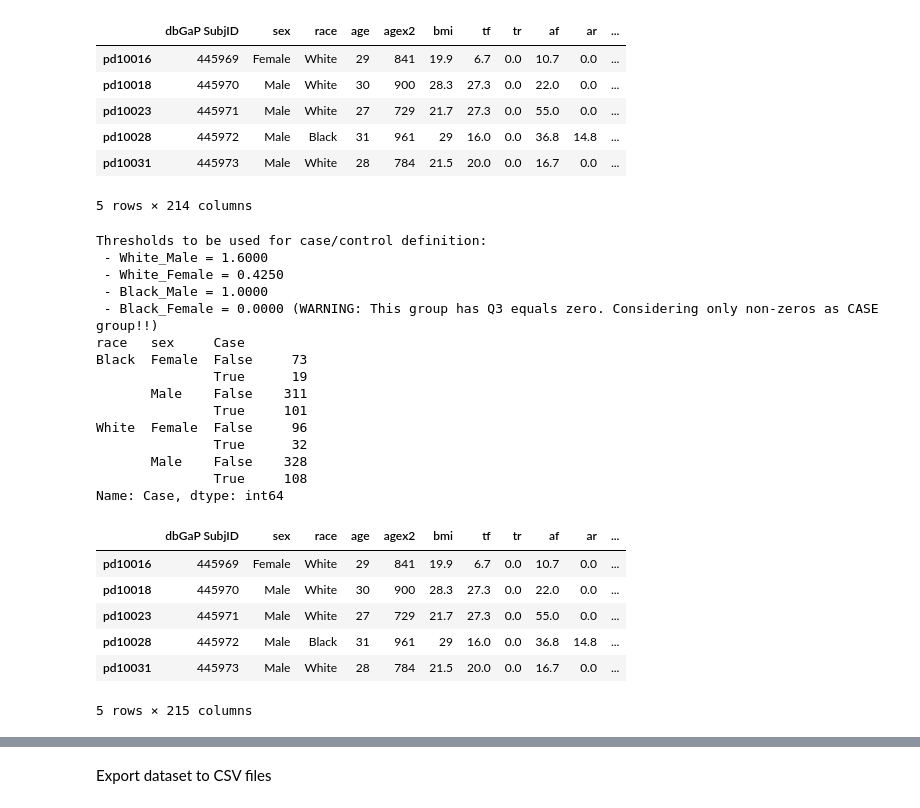
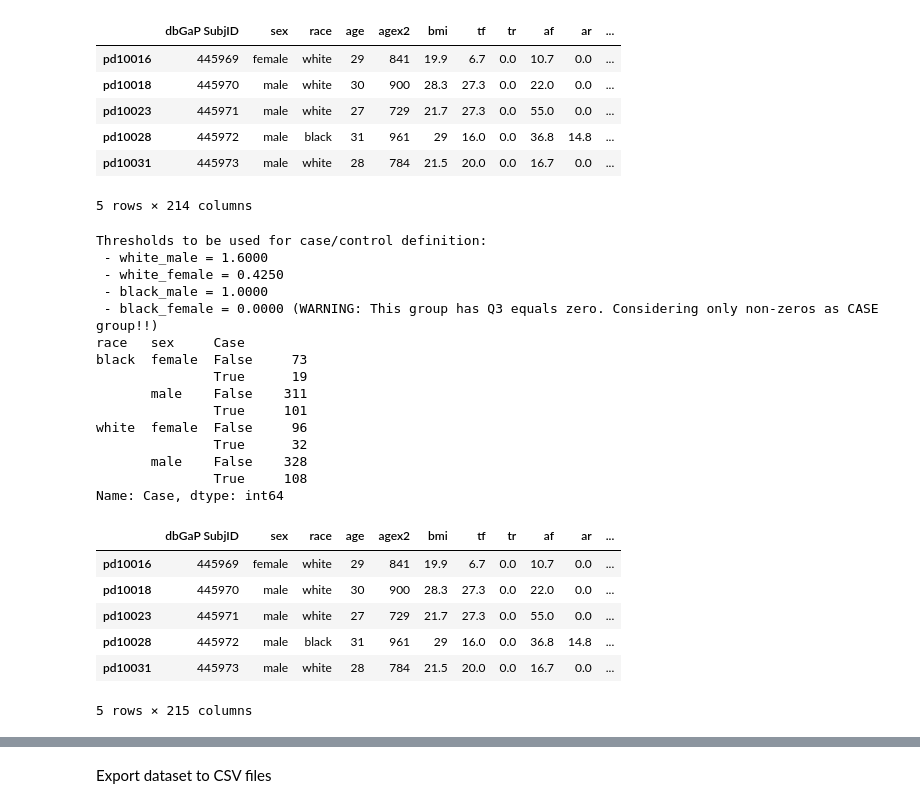
Before and after one commit to rodrigoguarischi/sea, a Jupyter notebook: calculate_grs_odds_ratios_and_create_plots.ipynb, the cells around one changed output, grey strips where cells are left out. Saved outputs shown, nothing was run; the diff lists cells and outputs as text; code cells hidden in the pictures.

```diff
--- a/calculate_grs_odds_ratios_and_create_plots.ipynb
+++ b/calculate_grs_odds_ratios_and_create_plots.ipynb
@@ -54,8 +55,8 @@ sea_phenotypes = pd.read_table(
 
 # Recode Sex and Race
 sea_phenotypes = sea_phenotypes.replace( {
-    "sex": { 1:"Male", 2:"Female" },
-    "race": { 1:"White", 2:"Black" }
+    "sex": { 1:"male", 2:"female" },
+    "race": { 1:"white", 2:"black" }
     } )
 
 # Print counts by race and sex and first lines from dataframe
@@ -81,48 +82,66 @@ Name: sex, dtype: int64
 li = []
 li.append(sea_phenotypes)
 
-os.chdir("/labs/tassimes/rodrigoguarischi/projects/sea/apply_grs/raw_scores_20220428/")
+os.chdir("/labs/tassimes/rodrigoguarischi/projects/sea/apply_grs/raw_scores_20220504/")
 
 # Loop over info files and save info as a dictionary
 scores_info_dict = {}
 for current_info_file in glob.glob( "*.info.txt" ):
 
+    # Parse filename to get info about GRSs.
+    # Format should be: <hrc|topmed>_<whites|blacks>_<8-digits_date>_multiGRS_<minr2_used>.info.txt
     min_r2_used = os.path.basename( current_info_file ).split(".")[0].split("_")[-1]
     reference_panel_name = os.path.basename( current_info_file ).split("_")[0]
+    race = os.path.basename( current_info_file ).split("_")[1]
 
     f = open( current_info_file )
     data = json.load(f)
 
+    # Load metrics on a dictionary of dictionaries using panel, r2 and PGS name and each race as keys
     for score_result in data:
         key = "_".join( (reference_panel_name, min_r2_used, score_result["name"]) )
-        scores_info_dict[key] = score_result
+
+        # If key doesn't exist yet in the dictionary, create it
+        if key not in scores_info_dict:
+            scores_info_dict[key] = {}
+
+        scores_info_dict[key][race] = score_result
 
     f.close()
 
 # Loop over scores files, load all into memory and save it to list object 'li'
 for current_score_file in glob.glob( "*.scores.txt" ):
 
     grs_results = pd.read_table( current_score_file, sep = "," )
     grs_results["sample"] = grs_results["sample"].str.split("_", expand = True)[0]
     grs_results = grs_results.set_index("sample")
     min_r2_used = os.path.basename( current_score_file ).split(".")[0].split("_")[-1]
     reference_panel_name = os.path.basename( current_score_file ).split("_")[0]
 
     # Add prefix to column names. Names should match pattern <hrc|topmed>_<threshold>_<scoreid>
     grs_results = grs_results.add_prefix(reference_panel_name + "_" + min_r2_used + "_")
 
-    li.append( grs_results )
+    # Test if this set of scores already exists in li.
+    # If the other race was already loaded, append subjects to the dataframe. Otherwise, append dataframe to li
+    new_score_set = True
+    for i in range( len(li) ):
+        if( set( grs_results.columns ) == set( li[i].columns ) ):
+            li[i] = pd.concat( [li[i], grs_results], axis=0 )
+            new_score_set = False
+
+    if( new_score_set ):
+        li.append( grs_results )
 
 # Consolidate data into a dataframe and print first lines
 sea_dataset_full = pd.concat( li, axis=1 )
 sea_dataset_full.head()
 # %% [output]
 |  | dbGaP SubjID | sex | race | age | agex2 | bmi | tf | tr | af | ar | ... |
-| pd10016 | 445969 | Female | White | 29 | 841 | 19.9 | 6.7 | 0.0 | 10.7 | 0.0 | ... |
-| pd10018 | 445970 | Male | White | 30 | 900 | 28.3 | 27.3 | 0.0 | 22.0 | 0.0 | ... |
-| pd10023 | 445971 | Male | White | 27 | 729 | 21.7 | 27.3 | 0.0 | 55.0 | 0.0 | ... |
-| pd10028 | 445972 | Male | Black | 31 | 961 | 29 | 16.0 | 0.0 | 36.8 | 14.8 | ... |
-| pd10031 | 445973 | Male | White | 28 | 784 | 21.5 | 20.0 | 0.0 | 16.7 | 0.0 | ... |
+| pd10016 | 445969 | female | white | 29 | 841 | 19.9 | 6.7 | 0.0 | 10.7 | 0.0 | ... |
+| pd10018 | 445970 | male | white | 30 | 900 | 28.3 | 27.3 | 0.0 | 22.0 | 0.0 | ... |
+| pd10023 | 445971 | male | white | 27 | 729 | 21.7 | 27.3 | 0.0 | 55.0 | 0.0 | ... |
+| pd10028 | 445972 | male | black | 31 | 961 | 29 | 16.0 | 0.0 | 36.8 | 14.8 | ... |
+| pd10031 | 445973 | male | white | 28 | 784 | 21.5 | 20.0 | 0.0 | 16.7 | 0.0 | ... |
 5 rows × 214 columns
 # %%
 # Assign case/control classes to samples using top quartile rule splitting by sex
@@ -133,8 +152,8 @@ phenotype = "cr"
 # Calculate thresholds for each race and sex
 print( "Thresholds to be used for case/control definition:" )
 thresholds = {}
-for race in ["White", "Black"]:
-    for sex in ["Male", "Female"]:
+for race in ["white", "black"]:
+    for sex in ["male", "female"]:
 
         # Define Q3 as threshold and save it in thresholds dictionary
         key = race + "_" + sex
@@ -164,25 +183,25 @@ print( sea_dataset_full.groupby(["race","sex","Case"])["Case"].count() )
 sea_dataset_full.head()
 # %% [output]
 Thresholds to be used for case/control definition:
- - White_Male = 1.6000
- - White_Female = 0.4250
- - Black_Male = 1.0000
- - Black_Female = 0.0000 (WARNING: This group has Q3 equals zero. Considering only non-zeros as CASE group!!)
+ - white_male = 1.6000
+ - white_female = 0.4250
+ - black_male = 1.0000
+ - black_female = 0.0000 (WARNING: This group has Q3 equals zero. Considering only non-zeros as CASE group!!)
 race   sex     Case
-Black  Female  False     73
+black  female  False     73
                True      19
-       Male    False    311
+       male    False    311
                True     101
-White  Female  False     96
+white  female  False     96
                True      32
-       Male    False    328
+       male    False    328
                True     108
 Name: Case, dtype: int64
 |  | dbGaP SubjID | sex | race | age | agex2 | bmi | tf | tr | af | ar | ... |
-| pd10016 | 445969 | Female | White | 29 | 841 | 19.9 | 6.7 | 0.0 | 10.7 | 0.0 | ... |
-| pd10018 | 445970 | Male | White | 30 | 900 | 28.3 | 27.3 | 0.0 | 22.0 | 0.0 | ... |
-| pd10023 | 445971 | Male | White | 27 | 729 | 21.7 | 27.3 | 0.0 | 55.0 | 0.0 | ... |
-| pd10028 | 445972 | Male | Black | 31 | 961 | 29 | 16.0 | 0.0 | 36.8 | 14.8 | ... |
-| pd10031 | 445973 | Male | White | 28 | 784 | 21.5 | 20.0 | 0.0 | 16.7 | 0.0 | ... |
+| pd10016 | 445969 | female | white | 29 | 841 | 19.9 | 6.7 | 0.0 | 10.7 | 0.0 | ... |
+| pd10018 | 445970 | male | white | 30 | 900 | 28.3 | 27.3 | 0.0 | 22.0 | 0.0 | ... |
+| pd10023 | 445971 | male | white | 27 | 729 | 21.7 | 27.3 | 0.0 | 55.0 | 0.0 | ... |
+| pd10028 | 445972 | male | black | 31 | 961 | 29 | 16.0 | 0.0 | 36.8 | 14.8 | ... |
+| pd10031 | 445973 | male | white | 28 | 784 | 21.5 | 20.0 | 0.0 | 16.7 | 0.0 | ... |
 5 rows × 215 columns
 # %% [markdown]
```
Also changed, not shown: parts of 6 cells of this notebook, 2 other files.
